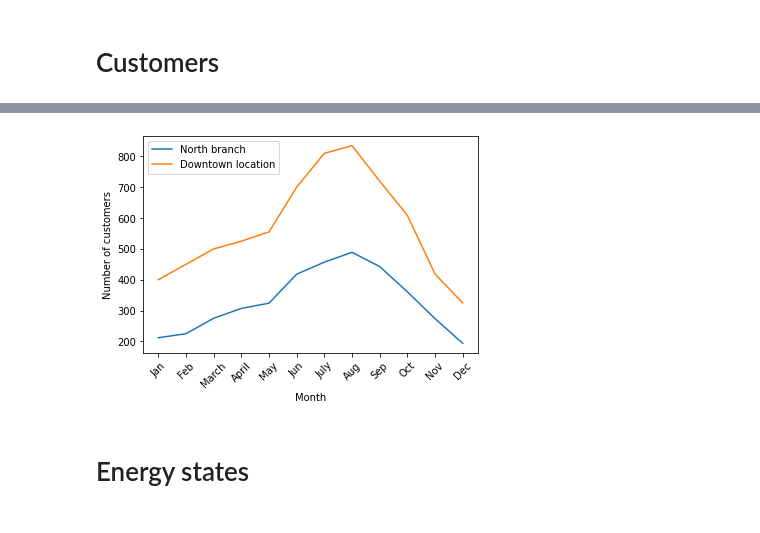
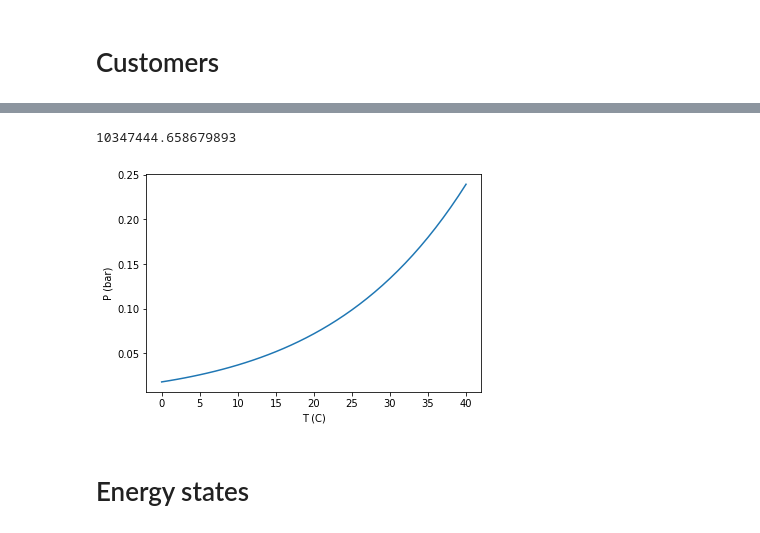
Before and after one commit to spurdue11/plots_for_chem_lit, a Jupyter notebook: PlotsChemLit.ipynb, the cells around one changed output, grey strips where cells are left out. Saved outputs shown, nothing was run; the diff lists cells and outputs as text; code cells hidden in the pictures.

```diff
--- a/PlotsChemLit.ipynb
+++ b/PlotsChemLit.ipynb
@@ -31,0 +27,4 @@ customers.head()
+# %%
+data = pd.read_csv("plots_for_chem_lit/fig511_data.csv")
+data['constant'] = data['Pv (bar)']*np.exp(data['L (kJ/mol)']*1000/(data['T (C)']+273)/8.314)
+data
@@ -32,11 +48,24 @@ customers.head()
+# %%
+constant = np.mean(data['constant'][2:6])
+L = np.mean(data['L (kJ/mol)'][2:6])
+constant
+# %% [output]
+10347444.658679893
+# %%
+df = pd.DataFrame()
+df['T'] = np.linspace(0,40,41)
+df['P'] = constant*np.exp(-L*1000/R/(df['T']+273))
 # %%
+
+
 fig, ax = plt.subplots()
-ax.plot(customers['Month'], customers[' north branch'], label="North branch");
-ax.plot(customers['Month'], customers['downtown location'], label="Downtown location");
-ax.set_xlabel("Month");
-ax.set_ylabel("Number of customers");
-plt.xticks(rotation = 45);
-ax.legend();
+ax.plot(df['T'], df['P'])
+
+# ax.plot(data['Month'], data[' north branch'], label="North branch");
+ax.set_xlabel("T (C)");
+ax.set_ylabel("P (bar)");
+# plt.xticks(rotation = 45);
+# ax.legend();
 # %% [output]
-[figure, old version]
+[figure, new version]
 # %%
```
Also changed, not shown: parts of 5 cells of this notebook.
